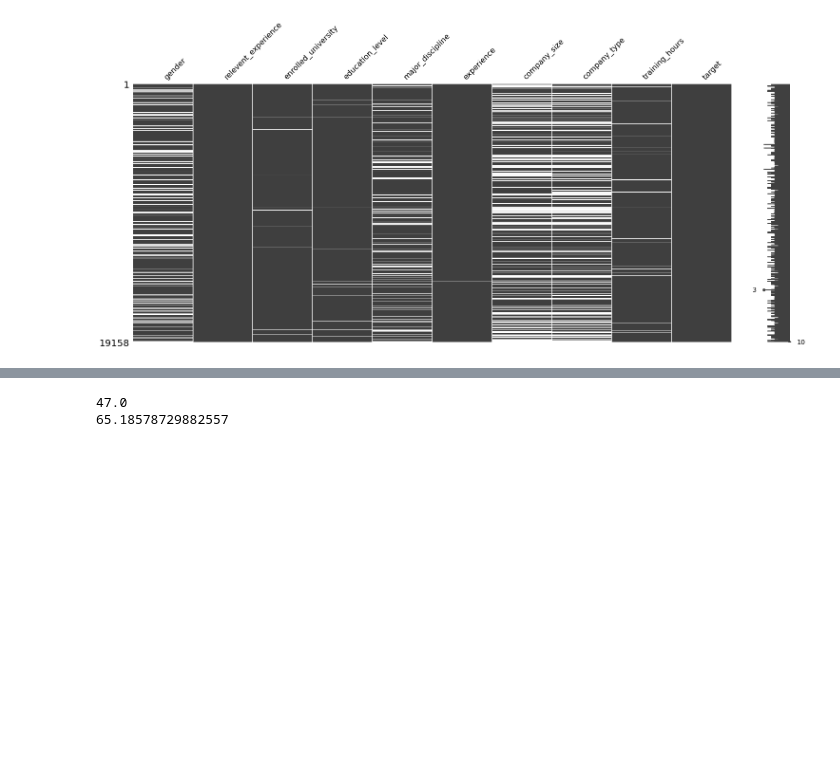
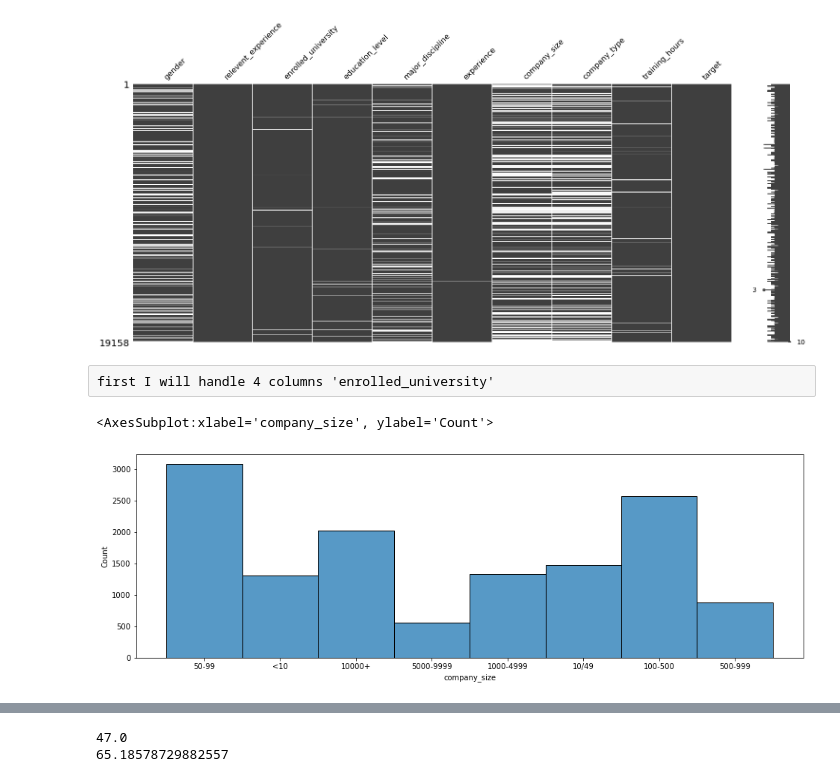
Before and after one commit to Shreejan-git/feature_engineering, a Jupyter notebook: Datascience_Dataset_FeatureEngineering.ipynb, the cells around one changed output, grey strips where cells are left out. Cells and saved outputs as stored; diff of their text form; code cells hidden in the pictures; blank space fills up the shorter version.

```diff
--- a/Datascience_Dataset_FeatureEngineering.ipynb
+++ b/Datascience_Dataset_FeatureEngineering.ipynb
@@ -93,0 +101,8 @@ first I will handle 4 columns 'enrolled_university'
+# %% [raw]
+first I will handle 4 columns 'enrolled_university'
+# %%
+plt.figure(figsize=(16,5))
+sns.histplot(data=data, x='company_size')
+# %% [output]
+<AxesSubplot:xlabel='company_size', ylabel='Count'>
+[figure, added]
```
Also changed, not shown: parts of 16 cells of this notebook.
